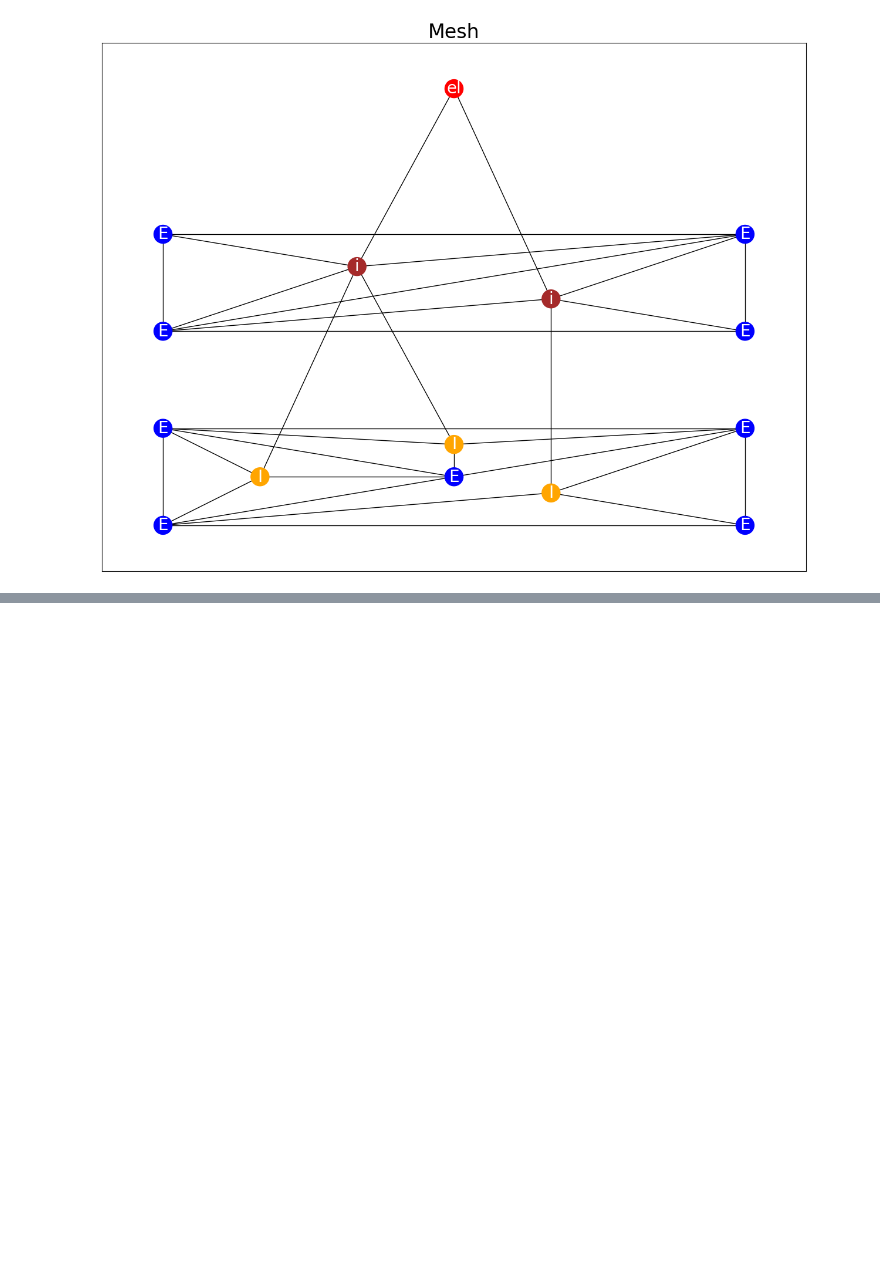
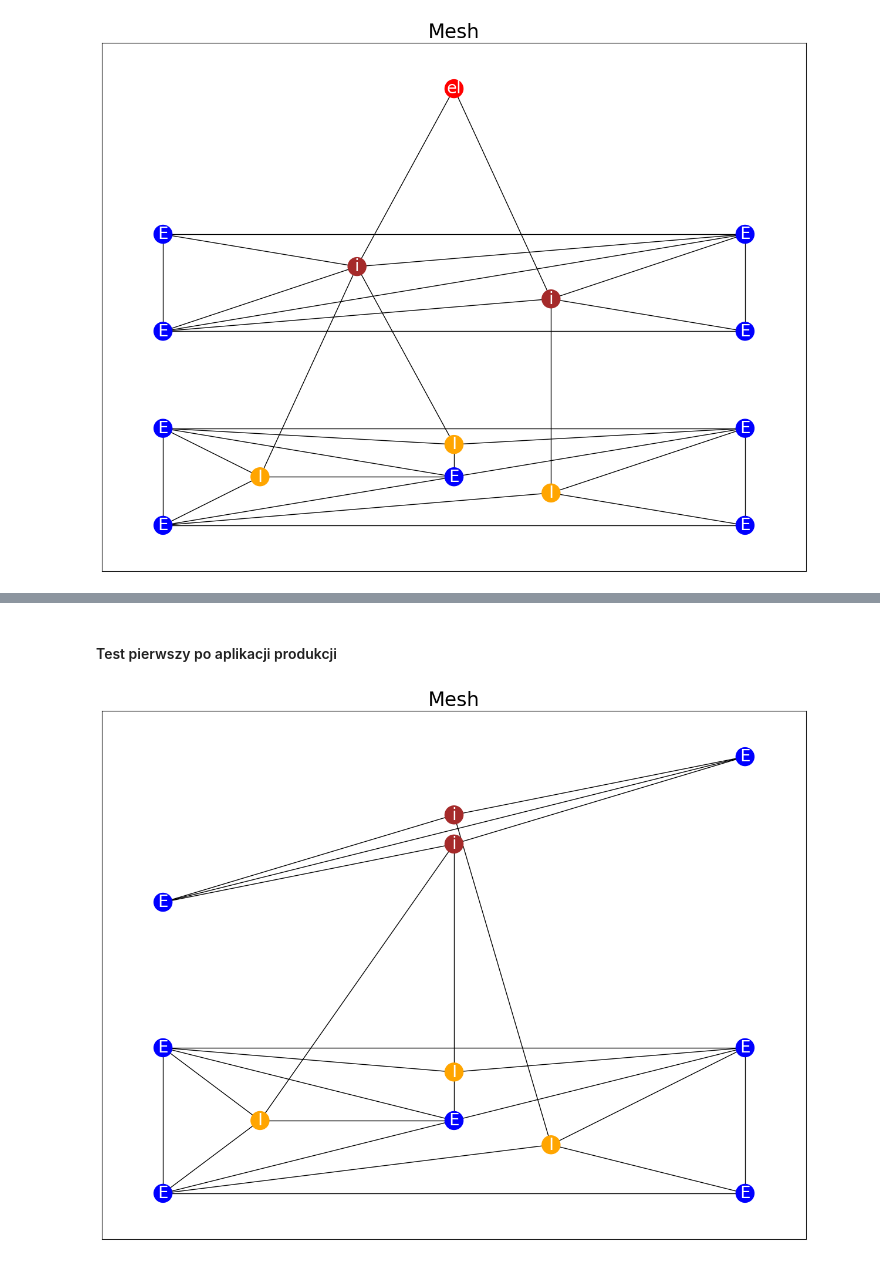
Before and after one commit to GGProjectWed1820/GGProject, a Jupyter notebook: examples/prod10.ipynb, the cells around one changed output, grey strips where cells are left out. Drawn from its saved outputs; the diff is of its cells as text; code cells hidden in the pictures; blank space fills up the shorter version.

```diff
--- a/examples/prod10.ipynb
+++ b/examples/prod10.ipynb
@@ -100,0 +560,8 @@ draw(graph_post, figsize=(12, 9))
+# %% [markdown]
+<h4>Test pierwszy po aplikacji produkcji</h4>
+# %%
+subgraph = Production10.find_isomorphic_to_left_side(graph)
+graph_after = Production10.apply(graph, subgraph)
+draw(graph_after, figsize=(12, 9))
+# %% [output]
+[figure, added]
```
Also changed, not shown: parts of 23 cells of this notebook, 2 other files.
